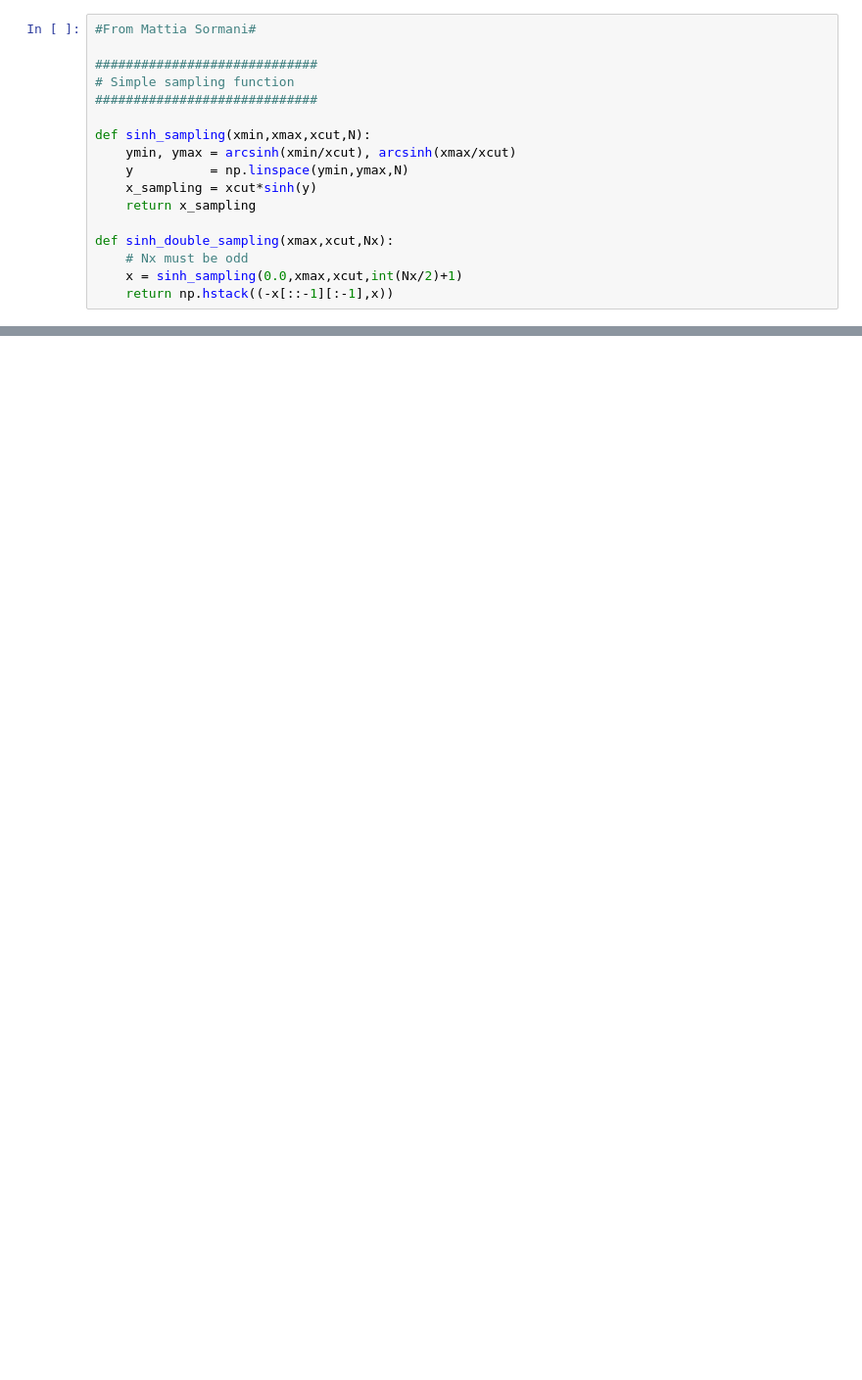
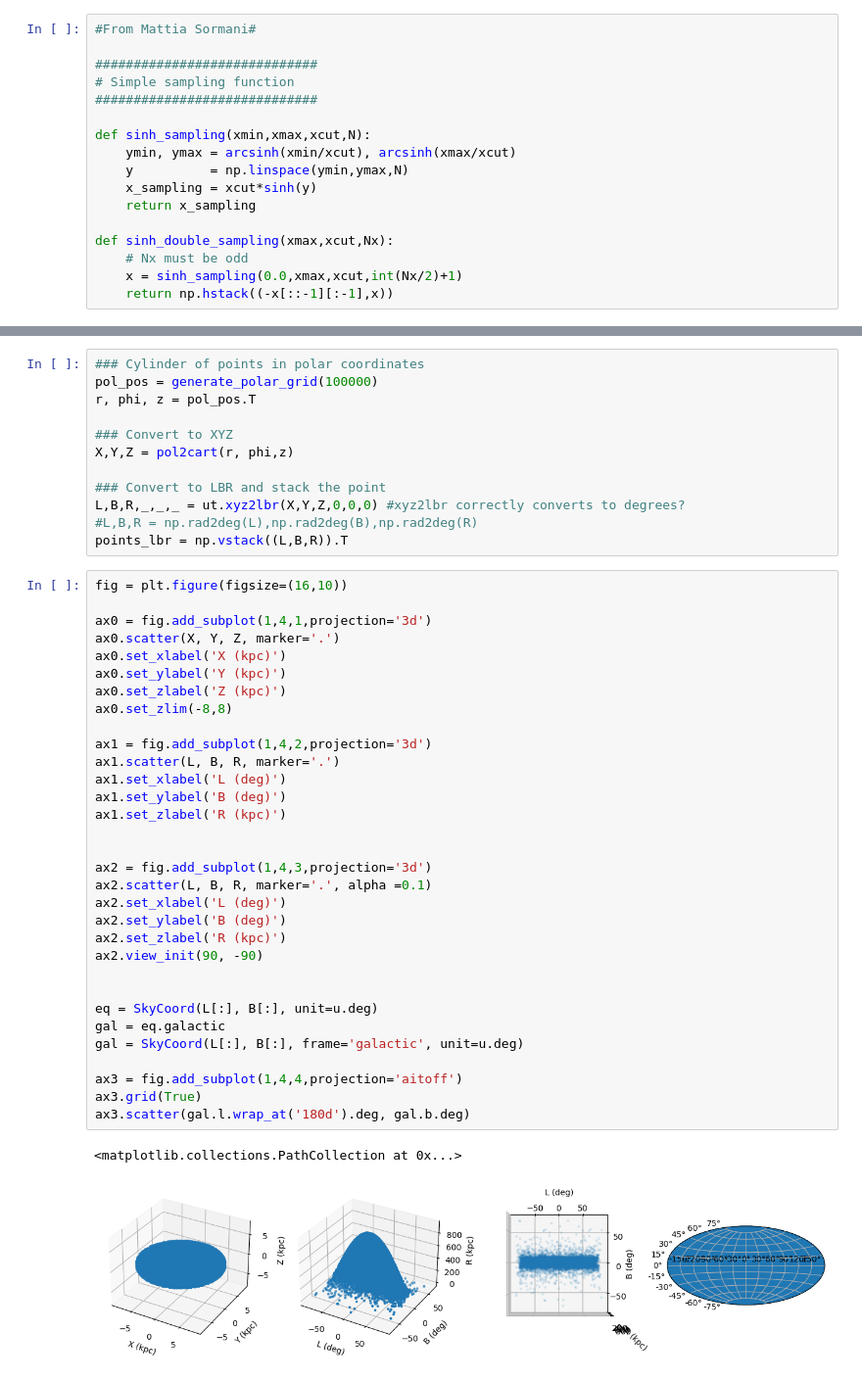
Before and after one commit to danilipman/cmz_synth, a Jupyter notebook: 70um_distribution_test.ipynb, the cells around one changed output, grey strips where cells are left out. Shown at 98% size. Drawn from its saved outputs; the diff is of its cells as text; blank space fills up the shorter version.

```diff
--- a/70um_distribution_test.ipynb
+++ b/70um_distribution_test.ipynb
@@ -124,0 +154,47 @@ def cart2pol(x, y, z):
+# %%
+### Cylinder of points in polar coordinates
+pol_pos = generate_polar_grid(100000)
+r, phi, z = pol_pos.T
+
+### Convert to XYZ
+X,Y,Z = pol2cart(r, phi,z)
+
+### Convert to LBR and stack the point
+L,B,R,_,_,_ = ut.xyz2lbr(X,Y,Z,0,0,0) #xyz2lbr correctly converts to degrees?
+#L,B,R = np.rad2deg(L),np.rad2deg(B),np.rad2deg(R)
+points_lbr = np.vstack((L,B,R)).T
+# %%
+fig = plt.figure(figsize=(16,10))
+
+ax0 = fig.add_subplot(1,4,1,projection='3d')
+ax0.scatter(X, Y, Z, marker='.')
+ax0.set_xlabel('X (kpc)')
+ax0.set_ylabel('Y (kpc)')
+ax0.set_zlabel('Z (kpc)')
+ax0.set_zlim(-8,8)
+
+ax1 = fig.add_subplot(1,4,2,projection='3d')
+ax1.scatter(L, B, R, marker='.')
+ax1.set_xlabel('L (deg)')
+ax1.set_ylabel('B (deg)')
+ax1.set_zlabel('R (kpc)')
+
+
+ax2 = fig.add_subplot(1,4,3,projection='3d')
+ax2.scatter(L, B, R, marker='.', alpha =0.1)
+ax2.set_xlabel('L (deg)')
+ax2.set_ylabel('B (deg)')
+ax2.set_zlabel('R (kpc)')
+ax2.view_init(90, -90)
+
+
+eq = SkyCoord(L[:], B[:], unit=u.deg)
+gal = eq.galactic
+gal = SkyCoord(L[:], B[:], frame='galactic', unit=u.deg)
+
+ax3 = fig.add_subplot(1,4,4,projection='aitoff')
+ax3.grid(True)
+ax3.scatter(gal.l.wrap_at('180d').deg, gal.b.deg)
+# %% [output]
+<matplotlib.collections.PathCollection at 0x...>
+[figure, added]
```
Also changed, not shown: parts of 11 cells of this notebook, 10 other files.
